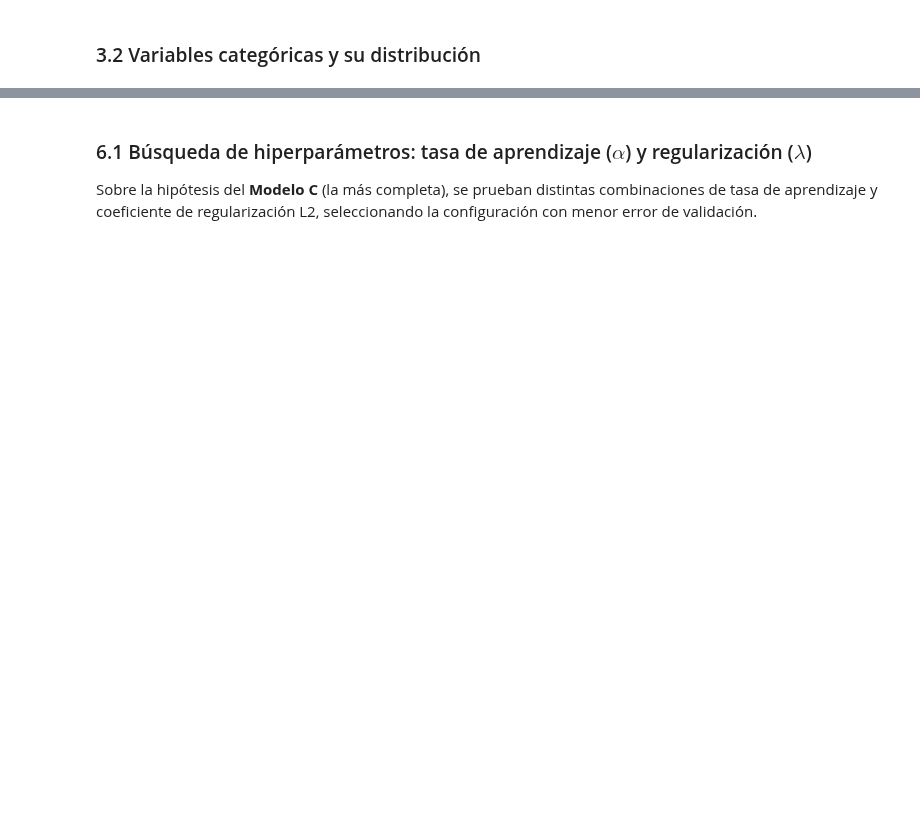
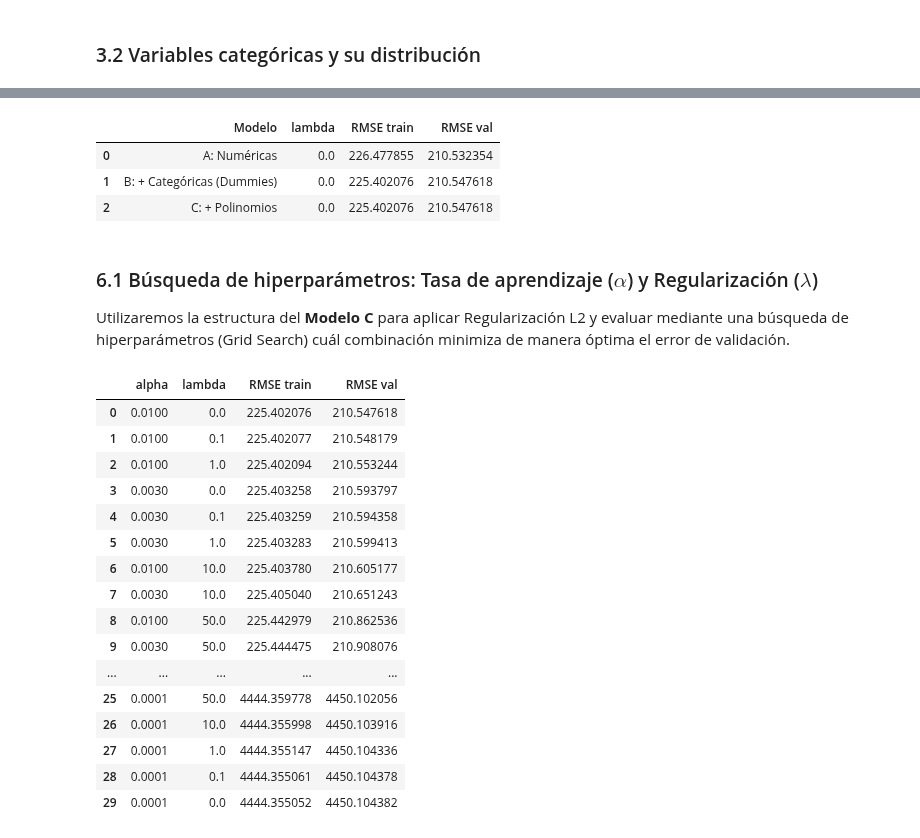
Before and after one commit to SalomonAvila/MachineLearning, a Jupyter notebook: Taller01 - Entregable/Taller1_Punto1_Regresion_lineal.ipynb, the cells around one changed output, grey strips where cells are left out. Drawn from its saved outputs; the diff is of its cells as text; code cells hidden in the pictures; blank space fills up the shorter version.

```diff
--- a/Taller01 - Entregable/Taller1_Punto1_Regresion_lineal.ipynb
+++ b/Taller01 - Entregable/Taller1_Punto1_Regresion_lineal.ipynb
@@ -284,43 +368,74 @@ def make_design(cols, poly_cols=None):
 ALPHA, EPOCHS = 0.05, 3000
 results = []
 
-# Modelo A: numéricas
+# Modelo A: Sólo numéricas
 Xtr_A, Xval_A, Xtest_A = make_design(base_numeric)
 theta_A, _ = fit_model(Xtr_A, y_train, alpha=ALPHA, epochs=EPOCHS, lam=0.0)
-results.append(["A: numéricas", 0.0, rmse(theta_A, Xtr_A, y_train), rmse(theta_A, Xval_A, y_val), r2_score(theta_A, Xval_A, y_val)])
+results.append(["A: Numéricas", 0.0, rmse(theta_A, Xtr_A, y_train), rmse(theta_A, Xval_A, y_val)])
 
-# Modelo B: + categóricas
+# Modelo B: Añadir Dummies (Agriblock, Variety, Soil Types, Nursery, Wind Direction)
 cols_B = base_numeric + dummy_cols
 Xtr_B, Xval_B, Xtest_B = make_design(cols_B)
 theta_B, _ = fit_model(Xtr_B, y_train, alpha=ALPHA, epochs=EPOCHS, lam=0.0)
-results.append(["B: + categóricas", 0.0, rmse(theta_B, Xtr_B, y_train), rmse(theta_B, Xval_B, y_val), r2_score(theta_B, Xval_B, y_val)])
+results.append(["B: + Categóricas (Dummies)", 0.0, rmse(theta_B, Xtr_B, y_train), rmse(theta_B, Xval_B, y_val)])
 
-# Modelo C: + viento (sin/cos) + polinomios
-cols_C = base_numeric + dummy_cols + wind_trig_cols
+# Modelo C: Añadir términos polinómicos para ciertas variables
+cols_C = base_numeric + dummy_cols
 Xtr_C, Xval_C, Xtest_C = make_design(cols_C, poly_cols=key_poly_cols)
 theta_C, _ = fit_model(Xtr_C, y_train, alpha=ALPHA, epochs=EPOCHS, lam=0.0)
-results.append(["C: + viento + polinomios", 0.0, rmse(theta_C, Xtr_C, y_train), rmse(theta_C, Xval_C, y_val), r2_score(theta_C, Xval_C, y_val)])
+results.append(["C: + Polinomios", 0.0, rmse(theta_C, Xtr_C, y_train), rmse(theta_C, Xval_C, y_val)])
 
-results_df = pd.DataFrame(results, columns=["Modelo", "lambda", "RMSE train", "RMSE val", "R2 val"])
+results_df = pd.DataFrame(results, columns=["Modelo", "lambda", "RMSE train", "RMSE val"])
 results_df
+# %% [output]
+|  | Modelo | lambda | RMSE train | RMSE val |
+| 0 | A: Numéricas | 0.0 | 226.477855 | 210.532354 |
+| 1 | B: + Categóricas (Dummies) | 0.0 | 225.402076 | 210.547618 |
+| 2 | C: + Polinomios | 0.0 | 225.402076 | 210.547618 |
 # %% [markdown]
-### 6.1 Búsqueda de hiperparámetros: tasa de aprendizaje ($\alpha$) y regularización ($\lambda$)
+### 6.1 Búsqueda de hiperparámetros: Tasa de aprendizaje ($\alpha$) y Regularización ($\lambda$)
 
-Sobre la hipótesis del **Modelo C** (la más completa), se prueban distintas combinaciones de tasa de aprendizaje y coeficiente de regularización L2, seleccionando la configuración con menor error de validación.
+Utilizaremos la estructura del **Modelo C** para aplicar Regularización L2 y evaluar mediante una búsqueda de hiperparámetros (Grid Search) cuál combinación minimiza de manera óptima el error de validación.
 # %%
 grid_results = []
-for alpha in [0.01, 0.05, 0.1]:
-    for lam in [0.0, 1.0, 10.0, 50.0, 100.0]:
+alphas = [0.0001, 0.0003, 0.001, 0.003, 0.01]
+lambdas = [0.0, 0.1, 1.0, 10.0, 50.0, 100.0]
+
+total_iters = len(alphas) * len(lambdas)
+current_iter = 0
+
+for alpha in alphas:
+    for lam in lambdas:
+        current_iter += 1
+
         theta_g, _ = fit_model(Xtr_C, y_train, alpha=alpha, epochs=EPOCHS, lam=lam)
+
         grid_results.append([
             alpha, lam,
             rmse(theta_g, Xtr_C, y_train),
-            rmse(theta_g, Xval_C, y_val),
-            r2_score(theta_g, Xval_C, y_val),
+            rmse(theta_g, Xval_C, y_val)
         ])
 
-grid_df = pd.DataFrame(grid_results, columns=["alpha", "lambda", "RMSE train", "RMSE val", "R2 val"])
+grid_df = pd.DataFrame(grid_results, columns=["alpha", "lambda", "RMSE train", "RMSE val"])
 grid_df.sort_values("RMSE val").reset_index(drop=True)
+# %% [output]
+|  | alpha | lambda | RMSE train | RMSE val |
+| 0 | 0.0100 | 0.0 | 225.402076 | 210.547618 |
+| 1 | 0.0100 | 0.1 | 225.402077 | 210.548179 |
+| 2 | 0.0100 | 1.0 | 225.402094 | 210.553244 |
+| 3 | 0.0030 | 0.0 | 225.403258 | 210.593797 |
+| 4 | 0.0030 | 0.1 | 225.403259 | 210.594358 |
+| 5 | 0.0030 | 1.0 | 225.403283 | 210.599413 |
+| 6 | 0.0100 | 10.0 | 225.403780 | 210.605177 |
+| 7 | 0.0030 | 10.0 | 225.405040 | 210.651243 |
+| 8 | 0.0100 | 50.0 | 225.442979 | 210.862536 |
+| 9 | 0.0030 | 50.0 | 225.444475 | 210.908076 |
+| ... | ... | ... | ... | ... |
+| 25 | 0.0001 | 50.0 | 4444.359778 | 4450.102056 |
+| 26 | 0.0001 | 10.0 | 4444.355998 | 4450.103916 |
+| 27 | 0.0001 | 1.0 | 4444.355147 | 4450.104336 |
+| 28 | 0.0001 | 0.1 | 4444.355061 | 4450.104378 |
+| 29 | 0.0001 | 0.0 | 4444.355052 | 4450.104382 |
 # %%
 best_row = grid_df.sort_values("RMSE val").iloc[0]
 best_alpha, best_lambda = best_row["alpha"], best_row["lambda"]
```
Also changed, not shown: parts of 49 cells of this notebook.
